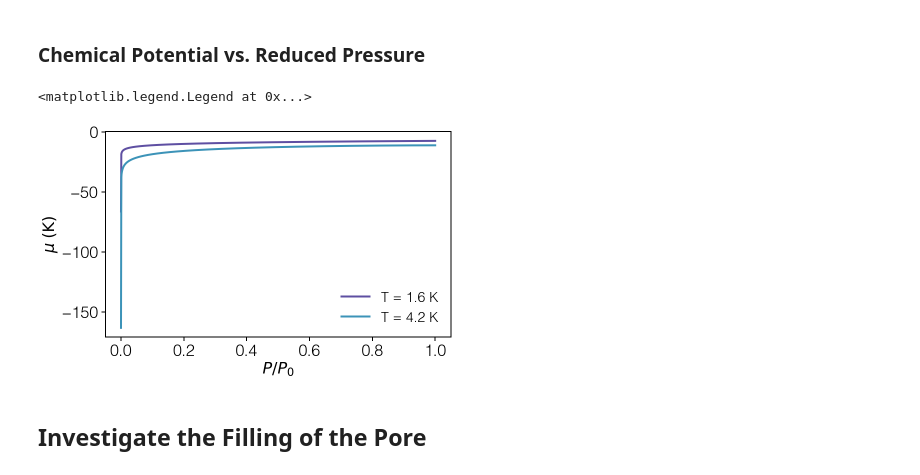
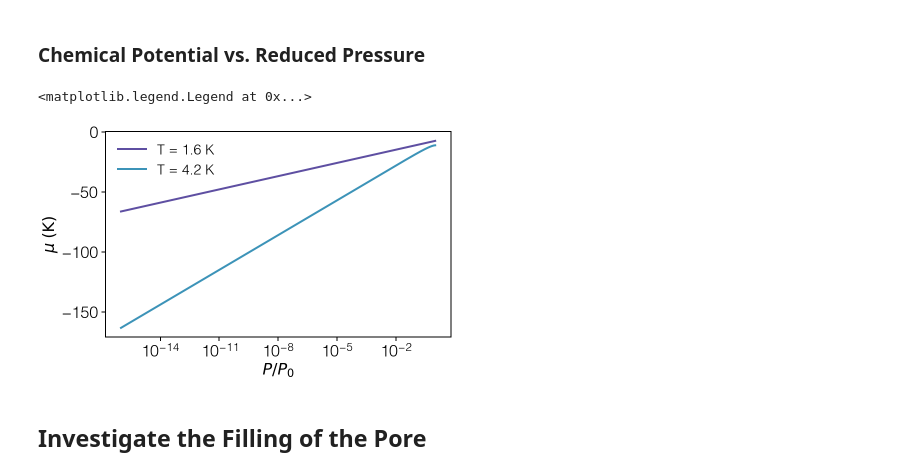
Before and after one commit to DelMaestroGroup/PlatedHe4Nanopores, a Jupyter notebook: Notebooks/experimental_nanopore_structure.ipynb, the cells around one changed output. Saved outputs shown, nothing was run; the diff lists cells and outputs as text; code cells hidden in the pictures.

```diff
--- a/Notebooks/experimental_nanopore_structure.ipynb
+++ b/Notebooks/experimental_nanopore_structure.ipynb
@@ -51,13 +51,14 @@ for i,cT in enumerate(T):
 # %%
 for i,cT in enumerate(T):
     plt.plot(x,μ_exp[Tkey(cT)], label=Tkey(cT))
 
 plt.ylabel(r'$\mu\; (\mathrm{K})$')
 plt.xlabel(r'$P/P_0$')
+plt.xscale('log')
 plt.legend()
 # %% [output]
 <matplotlib.legend.Legend at 0x...>
-[figure, old version]
+[figure, new version]
 # %% [markdown]
 ## Investigate the Filling of the Pore
 # %%
```
